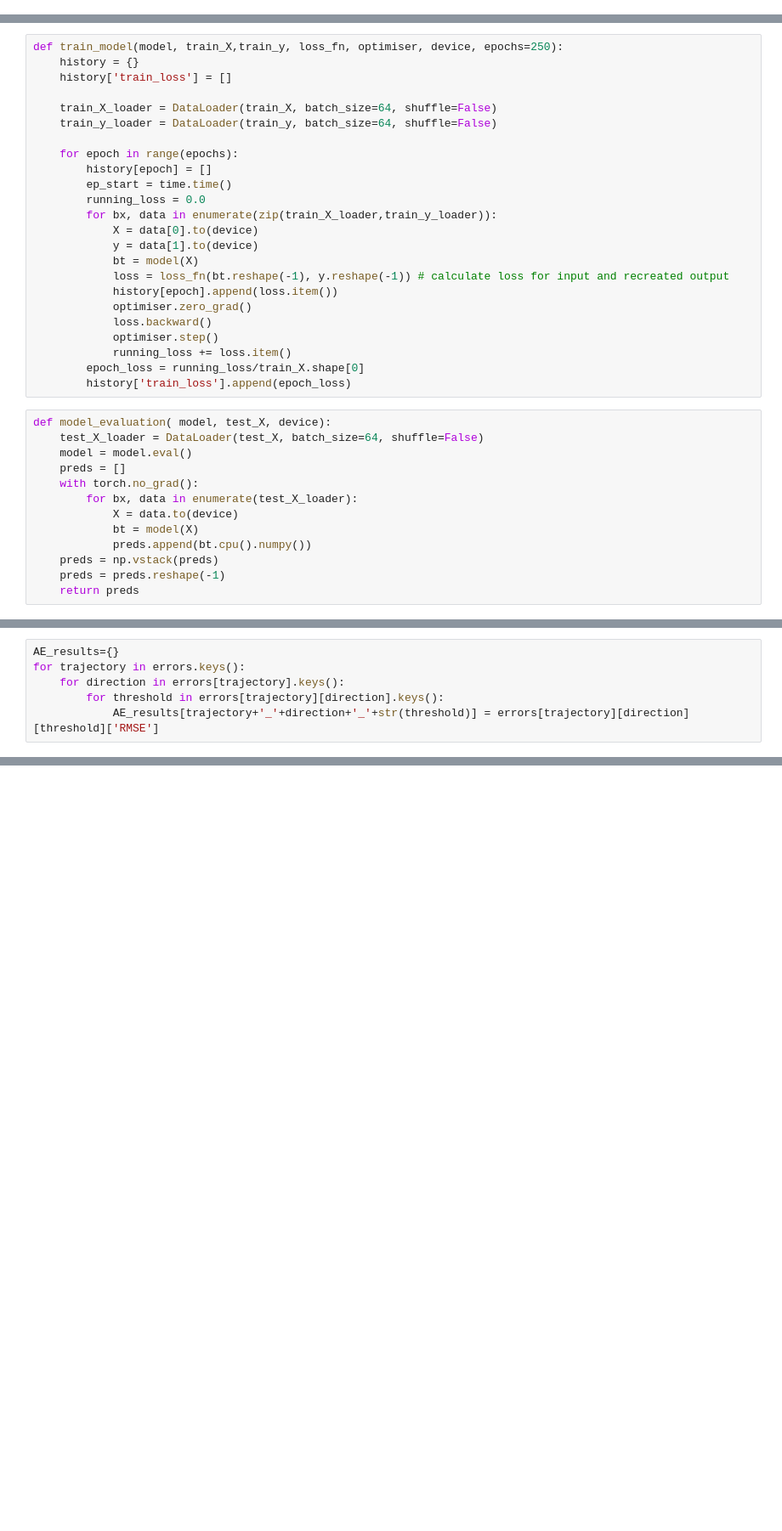
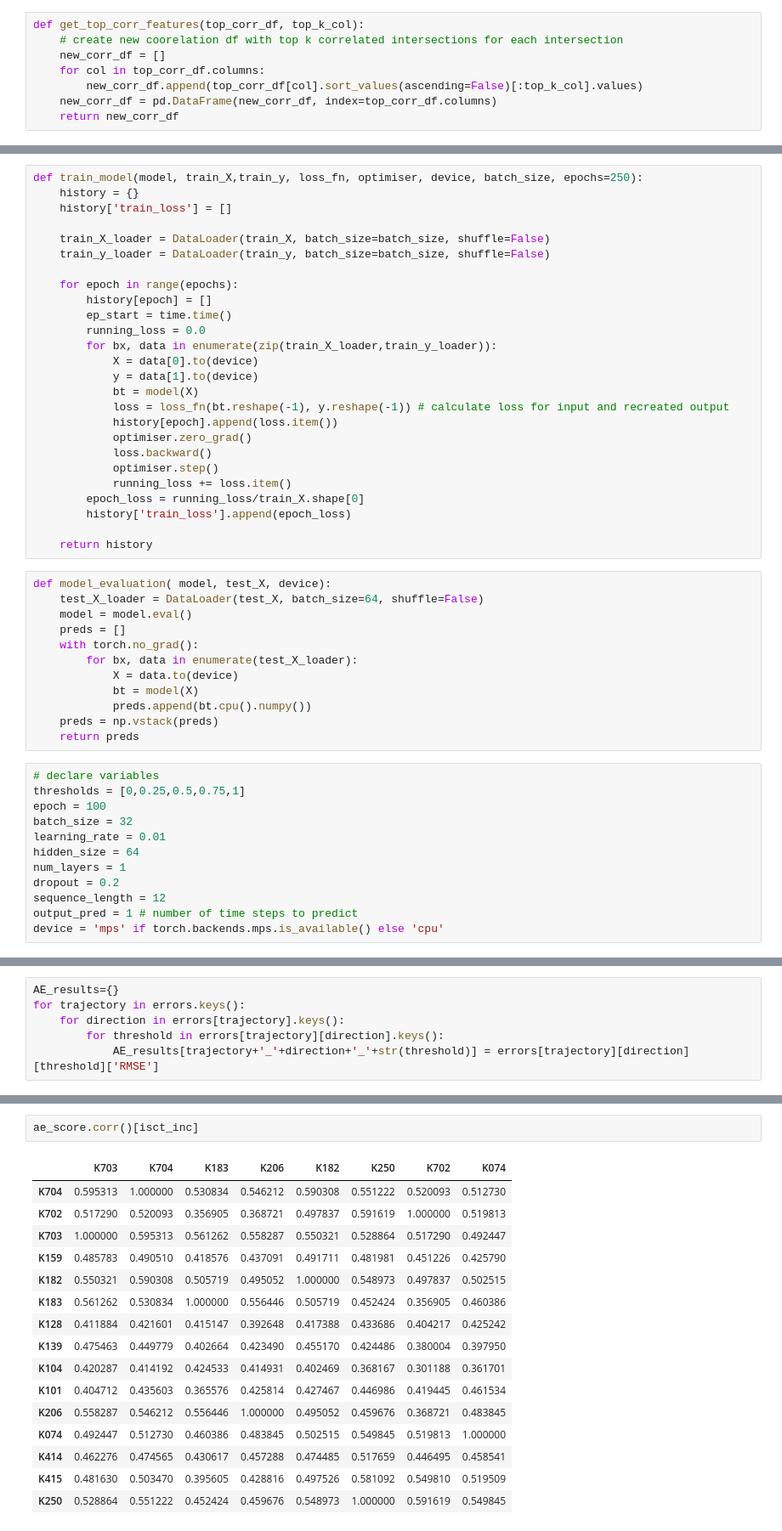
Before and after one commit to himanshudce/OWRI, a Jupyter notebook: notebooks/LSTM_multivariate_Pytorch.ipynb, the cells around one changed output, grey strips where cells are left out. Shown at 85% size. Drawn from its saved outputs; the diff is of its cells as text; blank space fills up the shorter version.

Commit message:
added uni and multivariate models

```diff
--- a/notebooks/LSTM_multivariate_Pytorch.ipynb
+++ b/notebooks/LSTM_multivariate_Pytorch.ipynb
@@ -103,6 +104,14 @@ def series_to_supervised(data, n_in=1, n_out=1, dropnan=True):
 	if dropnan:
 		agg.dropna(inplace=True)
 	return agg
+# %%
+def get_top_corr_features(top_corr_df, top_k_col):
+    # create new coorelation df with top k correlated intersections for each intersection
+    new_corr_df = []
+    for col in top_corr_df.columns:
+        new_corr_df.append(top_corr_df[col].sort_values(ascending=False)[:top_k_col].values)
+    new_corr_df = pd.DataFrame(new_corr_df, index=top_corr_df.columns)
+    return new_corr_df
 # %%
 class LSTM_uni(nn.Module):
     def __init__(self, input_dim, hidden_dim, output_dim, device = 'mps',layer_dim=1, dropout_prob = 0.2):
@@ -130,11 +137,11 @@ class LSTM_uni(nn.Module):
         return out
 # %%
-def train_model(model, train_X,train_y, loss_fn, optimiser, device, epochs=250):
+def train_model(model, train_X,train_y, loss_fn, optimiser, device, batch_size, epochs=250):
     history = {}
     history['train_loss'] = []
 
-    train_X_loader = DataLoader(train_X, batch_size=64, shuffle=False)
-    train_y_loader = DataLoader(train_y, batch_size=64, shuffle=False)
+    train_X_loader = DataLoader(train_X, batch_size=batch_size, shuffle=False)
+    train_y_loader = DataLoader(train_y, batch_size=batch_size, shuffle=False)
 
     for epoch in range(epochs):
         history[epoch] = []
@@ -152,6 +159,8 @@ def train_model(model, train_X,train_y, loss_fn, optimiser, device, epochs=250):
             running_loss += loss.item()
         epoch_loss = running_loss/train_X.shape[0]
         history['train_loss'].append(epoch_loss)
+
+    return history
 # %%
 def model_evaluation( model, test_X, device):
     test_X_loader = DataLoader(test_X, batch_size=64, shuffle=False)
@@ -163,6 +172,17 @@ def model_evaluation( model, test_X, device):
             bt = model(X)
             preds.append(bt.cpu().numpy())
     preds = np.vstack(preds)
-    preds = preds.reshape(-1)
     return preds
+# %%
+# declare variables
+thresholds = [0,0.25,0.5,0.75,1]
+epoch = 100
+batch_size = 32
+learning_rate = 0.01
+hidden_size = 64
+num_layers = 1
+dropout = 0.2
+sequence_length = 12
+output_pred = 1 # number of time steps to predict
+device = 'mps' if torch.backends.mps.is_available() else 'cpu'
 # %%
@@ -258,0 +483,19 @@ AE_results
+# %%
+ae_score.corr()[isct_inc]
+# %% [output]
+|  | K703 | K704 | K183 | K206 | K182 | K250 | K702 | K074 |
+| K704 | 0.595313 | 1.000000 | 0.530834 | 0.546212 | 0.590308 | 0.551222 | 0.520093 | 0.512730 |
+| K702 | 0.517290 | 0.520093 | 0.356905 | 0.368721 | 0.497837 | 0.591619 | 1.000000 | 0.519813 |
+| K703 | 1.000000 | 0.595313 | 0.561262 | 0.558287 | 0.550321 | 0.528864 | 0.517290 | 0.492447 |
+| K159 | 0.485783 | 0.490510 | 0.418576 | 0.437091 | 0.491711 | 0.481981 | 0.451226 | 0.425790 |
+| K182 | 0.550321 | 0.590308 | 0.505719 | 0.495052 | 1.000000 | 0.548973 | 0.497837 | 0.502515 |
+| K183 | 0.561262 | 0.530834 | 1.000000 | 0.556446 | 0.505719 | 0.452424 | 0.356905 | 0.460386 |
+| K128 | 0.411884 | 0.421601 | 0.415147 | 0.392648 | 0.417388 | 0.433686 | 0.404217 | 0.425242 |
+| K139 | 0.475463 | 0.449779 | 0.402664 | 0.423490 | 0.455170 | 0.424486 | 0.380004 | 0.397950 |
+| K104 | 0.420287 | 0.414192 | 0.424533 | 0.414931 | 0.402469 | 0.368167 | 0.301188 | 0.361701 |
+| K101 | 0.404712 | 0.435603 | 0.365576 | 0.425814 | 0.427467 | 0.446986 | 0.419445 | 0.461534 |
+| K206 | 0.558287 | 0.546212 | 0.556446 | 1.000000 | 0.495052 | 0.459676 | 0.368721 | 0.483845 |
+| K074 | 0.492447 | 0.512730 | 0.460386 | 0.483845 | 0.502515 | 0.549845 | 0.519813 | 1.000000 |
+| K414 | 0.462276 | 0.474565 | 0.430617 | 0.457288 | 0.474485 | 0.517659 | 0.446495 | 0.458541 |
+| K415 | 0.481630 | 0.503470 | 0.395605 | 0.428816 | 0.497526 | 0.581092 | 0.549810 | 0.519509 |
+| K250 | 0.528864 | 0.551222 | 0.452424 | 0.459676 | 0.548973 | 1.000000 | 0.591619 | 0.549845 |
```
Also changed, not shown: parts of 42 cells of this notebook, 3 other files.
